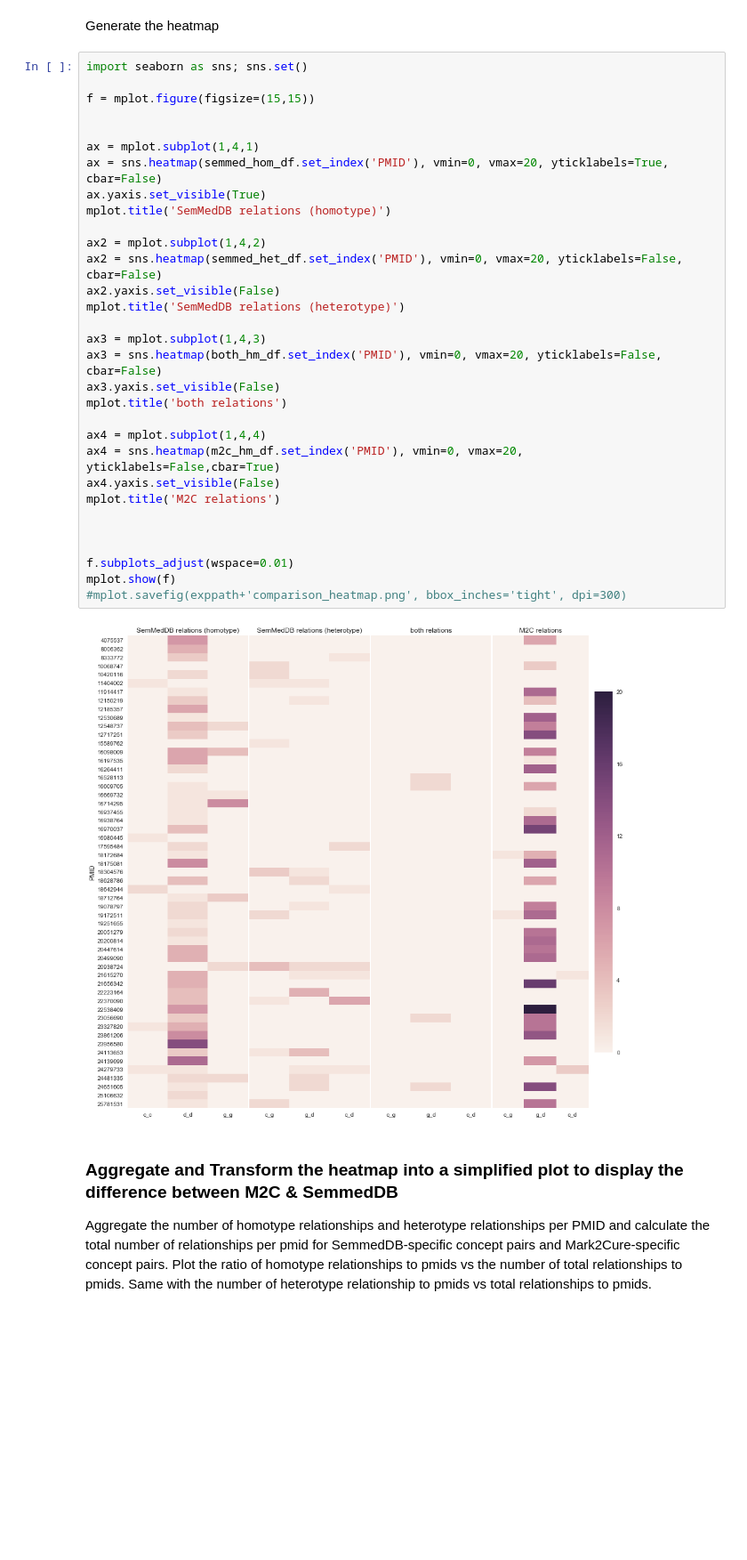
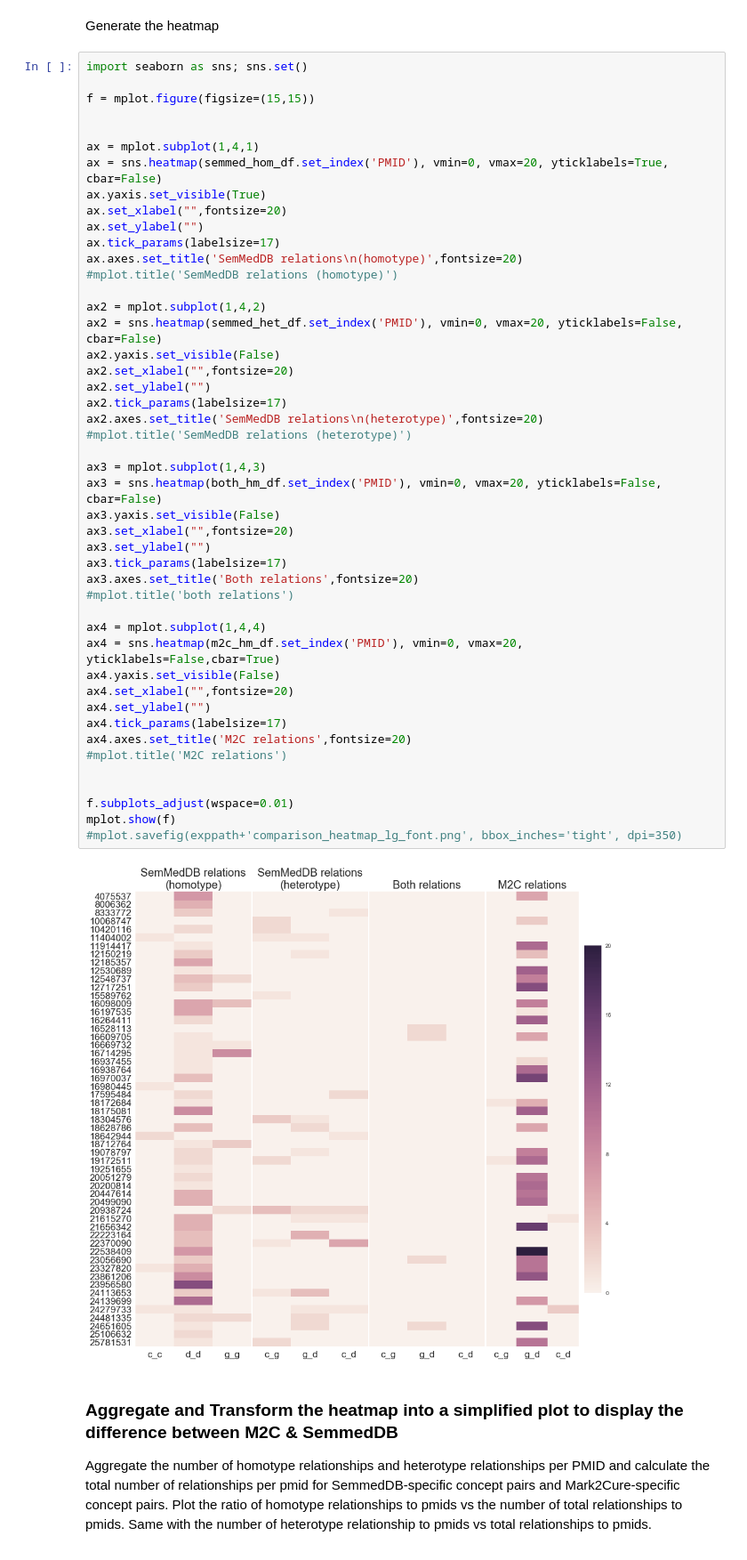
Before and after one commit to SuLab/M2C_rel_nb, a Jupyter notebook: Figure 5. Basic SemmedDB and M2C comparison.ipynb, the cells around one changed output. Shown: that part at 89% size. Saved outputs shown, nothing was run; the diff lists cells and outputs as text; blank space fills up the shorter version.

Commit message:
add large font export support for figures, rename supplementary figures/analyses that were not used for the paper

```diff
--- a/Figure 5. Basic SemmedDB and M2C comparison.ipynb
+++ b/Figure 5. Basic SemmedDB and M2C comparison.ipynb
@@ -296,36 +296,51 @@ Generate the heatmap
 # %%
 import seaborn as sns; sns.set()
 
 f = mplot.figure(figsize=(15,15))
 
 
 ax = mplot.subplot(1,4,1)
 ax = sns.heatmap(semmed_hom_df.set_index('PMID'), vmin=0, vmax=20, yticklabels=True, cbar=False)
 ax.yaxis.set_visible(True)
-mplot.title('SemMedDB relations (homotype)')
+ax.set_xlabel("",fontsize=20)
+ax.set_ylabel("")
+ax.tick_params(labelsize=17)
+ax.axes.set_title('SemMedDB relations\n(homotype)',fontsize=20)
+#mplot.title('SemMedDB relations (homotype)')
 
 ax2 = mplot.subplot(1,4,2)
 ax2 = sns.heatmap(semmed_het_df.set_index('PMID'), vmin=0, vmax=20, yticklabels=False, cbar=False)
 ax2.yaxis.set_visible(False)
-mplot.title('SemMedDB relations (heterotype)')
+ax2.set_xlabel("",fontsize=20)
+ax2.set_ylabel("")
+ax2.tick_params(labelsize=17)
+ax2.axes.set_title('SemMedDB relations\n(heterotype)',fontsize=20)
+#mplot.title('SemMedDB relations (heterotype)')
 
 ax3 = mplot.subplot(1,4,3)
 ax3 = sns.heatmap(both_hm_df.set_index('PMID'), vmin=0, vmax=20, yticklabels=False, cbar=False)
 ax3.yaxis.set_visible(False)
-mplot.title('both relations')
+ax3.set_xlabel("",fontsize=20)
+ax3.set_ylabel("")
+ax3.tick_params(labelsize=17)
+ax3.axes.set_title('Both relations',fontsize=20)
+#mplot.title('both relations')
 
 ax4 = mplot.subplot(1,4,4)
 ax4 = sns.heatmap(m2c_hm_df.set_index('PMID'), vmin=0, vmax=20, yticklabels=False,cbar=True)
 ax4.yaxis.set_visible(False)
-mplot.title('M2C relations')
-
+ax4.set_xlabel("",fontsize=20)
+ax4.set_ylabel("")
+ax4.tick_params(labelsize=17)
+ax4.axes.set_title('M2C relations',fontsize=20)
+#mplot.title('M2C relations')
 
 
 f.subplots_adjust(wspace=0.01)
 mplot.show(f)
-#mplot.savefig(exppath+'comparison_heatmap.png', bbox_inches='tight', dpi=300)
+#mplot.savefig(exppath+'comparison_heatmap_lg_font.png', bbox_inches='tight', dpi=350)
 # %% [output]
-[figure, old version]
+[figure, new version]
 # %% [markdown]
 ### Aggregate and Transform the heatmap into a simplified plot to display the difference between M2C & SemmedDB
 Aggregate the number of homotype relationships and heterotype relationships per PMID and calculate the total number of relationships per pmid for SemmedDB-specific concept pairs and Mark2Cure-specific concept pairs. Plot the ratio of homotype relationships to pmids vs the number of total relationships to pmids. Same with the number of heterotype relationship to pmids vs total relationships to pmids.
```
Also changed, not shown: parts of 1 cell of this notebook, 4 other files.
